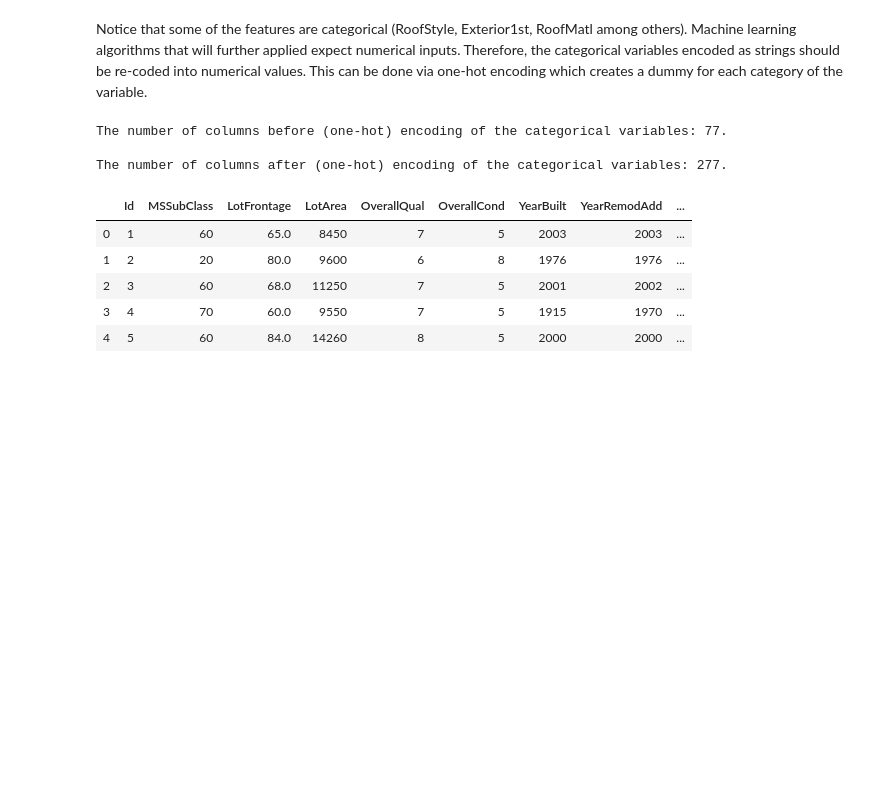
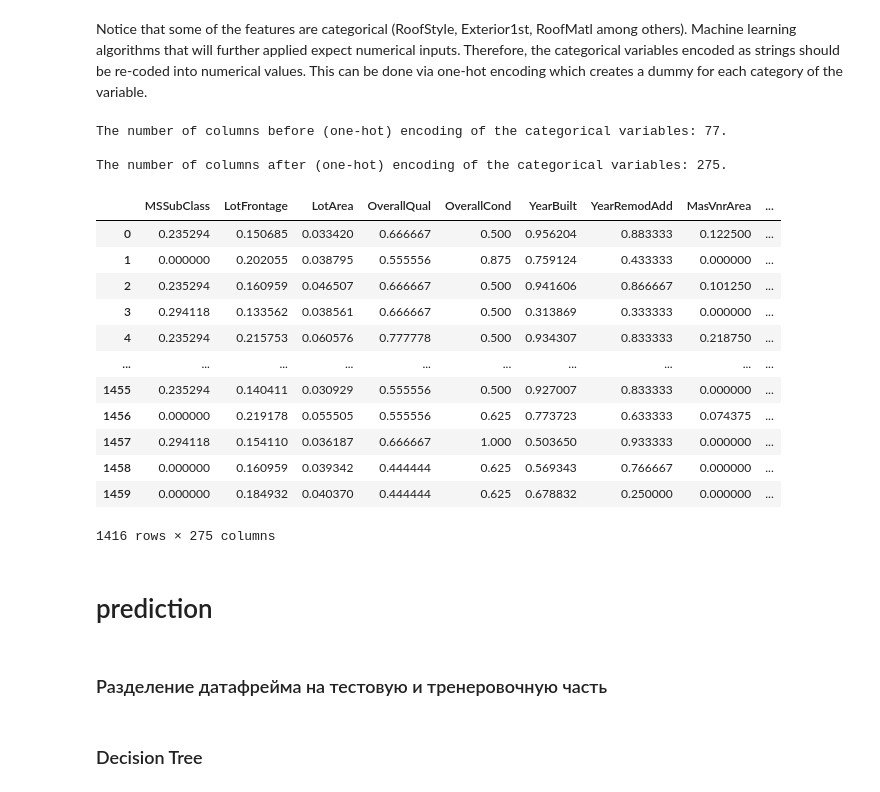
Before and after one commit to Stuksus/House-Prices, a Jupyter notebook: house_pricing.ipynb, the cells around one changed output. Drawn from its saved outputs; the diff is of its cells as text; code cells hidden in the pictures; blank space fills up the shorter version.

```diff
--- a/house_pricing.ipynb
+++ b/house_pricing.ipynb
@@ -427,0 +437,5 @@ For each numeric column the maximum and minimum values are:
+# %%
+sale_price=df_no_NA['SalePrice']
+df_no_NA.drop(['Id','SalePrice'],axis=1,inplace=True)
+cols_df_numeric.pop(cols_df_numeric.index('Id'))
+cols_df_numeric.pop(cols_df_numeric.index('SalePrice'))
@@ -453,18 +469,29 @@ Notice that some of the features are categorical (RoofStyle, Exterior1st, RoofMa
 # %%
 df_no_NA.select_dtypes(include = ["O"])
 print("\nThe number of columns before (one-hot) encoding of the categorical variables: {}.".format(df.shape[1]))
-df_final = pd.get_dummies(df)
+df_final = pd.get_dummies(df_no_NA)
 print("\nThe number of columns after (one-hot) encoding of the categorical variables: {}.".format(df_final.shape[1]))
 # %% [output]
 The number of columns before (one-hot) encoding of the categorical variables: 77.
 
-The number of columns after (one-hot) encoding of the categorical variables: 277.
+The number of columns after (one-hot) encoding of the categorical variables: 275.
 # %%
-df_final.head()
+df_final
 # %% [output]
-|  | Id | MSSubClass | LotFrontage | LotArea | OverallQual | OverallCond | YearBuilt | YearRemodAdd | ... |
-| 0 | 1 | 60 | 65.0 | 8450 | 7 | 5 | 2003 | 2003 | ... |
-| 1 | 2 | 20 | 80.0 | 9600 | 6 | 8 | 1976 | 1976 | ... |
-| 2 | 3 | 60 | 68.0 | 11250 | 7 | 5 | 2001 | 2002 | ... |
-| 3 | 4 | 70 | 60.0 | 9550 | 7 | 5 | 1915 | 1970 | ... |
-| 4 | 5 | 60 | 84.0 | 14260 | 8 | 5 | 2000 | 2000 | ... |
+|  | MSSubClass | LotFrontage | LotArea | OverallQual | OverallCond | YearBuilt | YearRemodAdd | MasVnrArea | ... |
+| 0 | 0.235294 | 0.150685 | 0.033420 | 0.666667 | 0.500 | 0.956204 | 0.883333 | 0.122500 | ... |
+| 1 | 0.000000 | 0.202055 | 0.038795 | 0.555556 | 0.875 | 0.759124 | 0.433333 | 0.000000 | ... |
+| 2 | 0.235294 | 0.160959 | 0.046507 | 0.666667 | 0.500 | 0.941606 | 0.866667 | 0.101250 | ... |
+| 3 | 0.294118 | 0.133562 | 0.038561 | 0.666667 | 0.500 | 0.313869 | 0.333333 | 0.000000 | ... |
+| 4 | 0.235294 | 0.215753 | 0.060576 | 0.777778 | 0.500 | 0.934307 | 0.833333 | 0.218750 | ... |
+| ... | ... | ... | ... | ... | ... | ... | ... | ... | ... |
+| 1455 | 0.235294 | 0.140411 | 0.030929 | 0.555556 | 0.500 | 0.927007 | 0.833333 | 0.000000 | ... |
+| 1456 | 0.000000 | 0.219178 | 0.055505 | 0.555556 | 0.625 | 0.773723 | 0.633333 | 0.074375 | ... |
+| 1457 | 0.294118 | 0.154110 | 0.036187 | 0.666667 | 1.000 | 0.503650 | 0.933333 | 0.000000 | ... |
+| 1458 | 0.000000 | 0.160959 | 0.039342 | 0.444444 | 0.625 | 0.569343 | 0.766667 | 0.000000 | ... |
+| 1459 | 0.000000 | 0.184932 | 0.040370 | 0.444444 | 0.625 | 0.678832 | 0.250000 | 0.000000 | ... |
+1416 rows × 275 columns
+# %% [markdown]
+<h1>prediction</h1>
+# %% [markdown]
+<h3>Разделение датафрейма на тестовую и тренеровочную часть</h3>
@@ -470,0 +505,2 @@ df_final.head()
+# %% [markdown]
+<h3>Decision Tree</h3>
```
Also changed, not shown: parts of 17 cells of this notebook, 1 other file.
